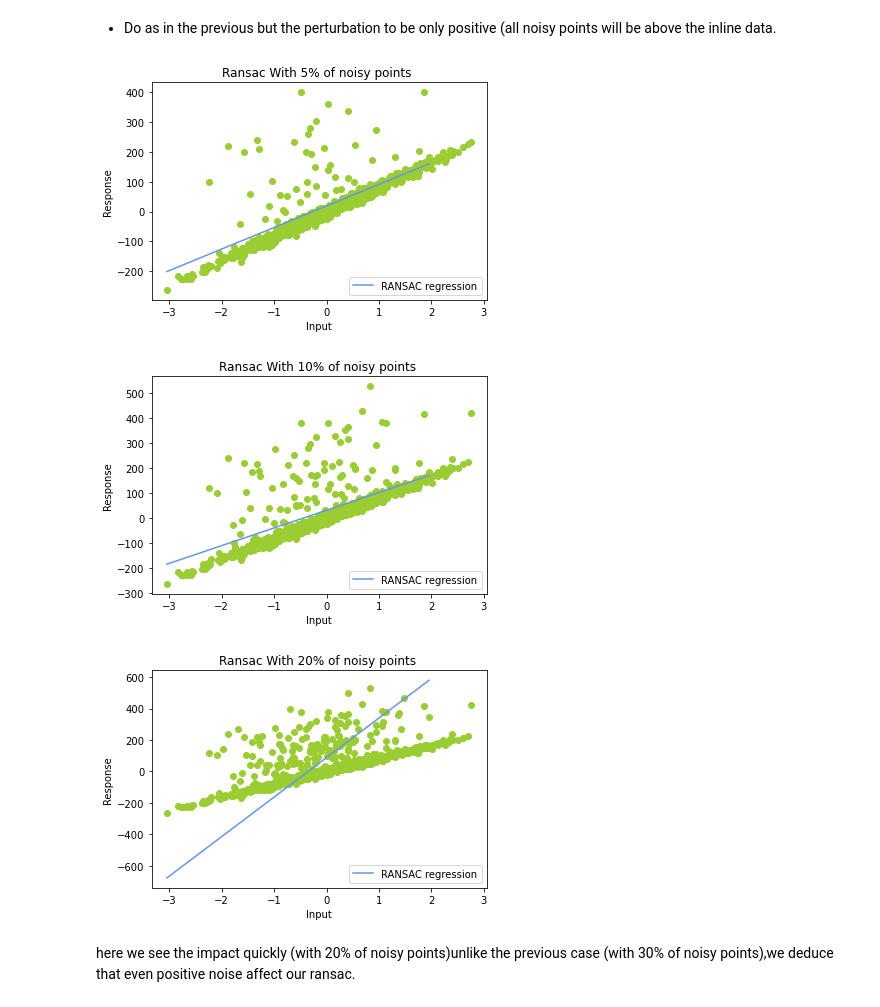
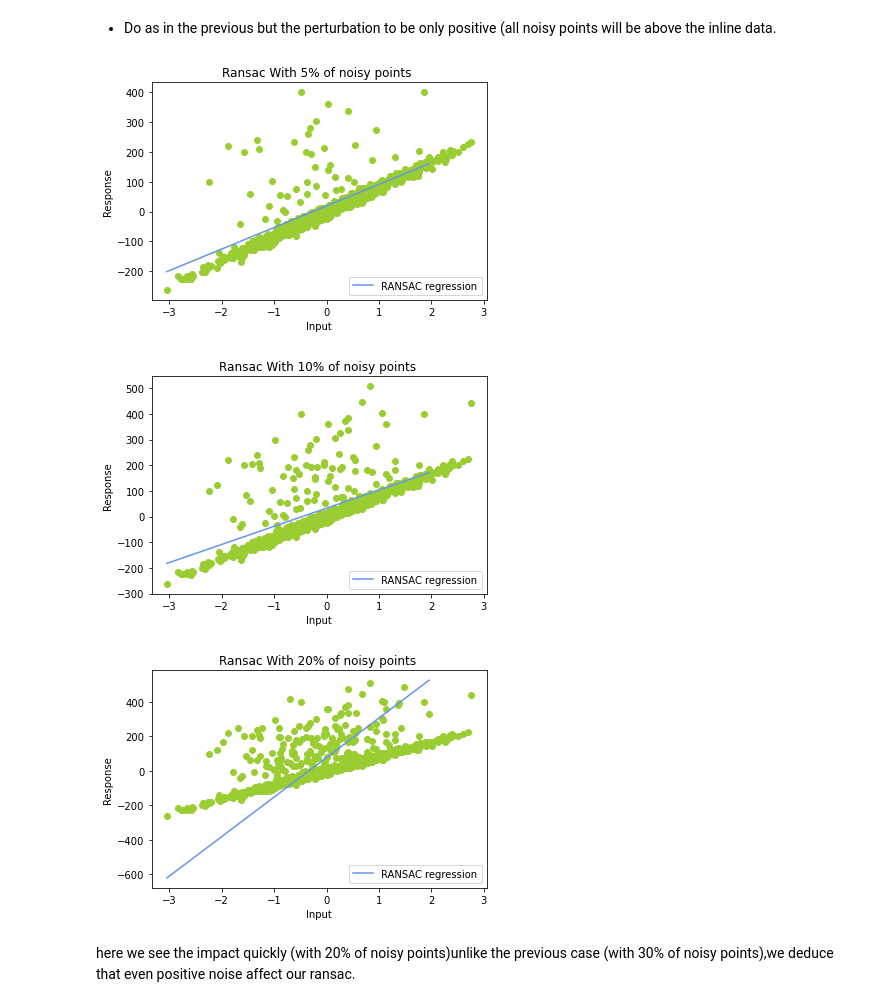
Before and after one commit to lougani-faouzi/DA, a Jupyter notebook: Assignments1.ipynb, the cells around one changed output. Cells and saved outputs as stored; diff of their text form; code cells hidden in the pictures.

```diff
--- a/Assignments1.ipynb
+++ b/Assignments1.ipynb
@@ -212,13 +215,15 @@ By analysing figures we can deduce that If the percentage of noisy points is low
 #define number of samples
 N_samples = 1000
 temp=N_samples * (5/100)
+scale=20
 #cast temp to get nb outiliers
 N_outliers = int(temp)
 X, y, coef = datasets.make_regression(n_samples=N_samples, n_features=1,n_informative=1, noise=10,coef=True, random_state=0)
 # Add outlier data
 np.random.seed(0)
 point_outlier= np.random.choice(X.shape[0],N_outliers,replace=False)
-y[point_outlier]= y[point_outlier] + 10 * np.absolute(np.random.normal(2,20,N_outliers))
+v=np.random.normal(2,20,N_outliers)
+y[point_outlier]= y[point_outlier] + 10 * np.absolute(v)
 # Predict data of ransac model
 ransac_model = ransac_version(X,y,300,X.shape[1]+1,stats.median_abs_deviation(X),X.shape[0]/2,reg)
 line_X = np.arange(X.min(),X.max())[:,np.newaxis]
@@ -242,7 +247,8 @@ X, y, coef = datasets.make_regression(n_samples=N_samples, n_features=1,n_inform
 # Add outlier data
 np.random.seed(0)
 point_outlier= np.random.choice(X.shape[0],N_outliers,replace=False)
-y[point_outlier]= y[point_outlier] + 10 * np.absolute(np.random.normal(0,20,N_outliers))
+v=np.random.normal(2,20,N_outliers)
+y[point_outlier]= y[point_outlier] +10*np.absolute(v)
 # Predict data of ransac model
 ransac_model = ransac_version(X,y,300,X.shape[1]+1,stats.median_abs_deviation(X),X.shape[0]/2,reg)
 line_X = np.arange(X.min(),X.max())[:,np.newaxis]
@@ -256,36 +262,37 @@ plt.legend(loc='lower right')
 plt.xlabel("Input")
 plt.ylabel("Response")
 
 
 #case 20%
 #define number of samples
 N_samples = 1000
 temp=N_samples * (20/100)
 #cast temp to get nb outiliers
 N_outliers = int(temp)
 X, y, coef = datasets.make_regression(n_samples=N_samples, n_features=1,n_informative=1, noise=10,coef=True, random_state=0)
 # Add outlier data
 np.random.seed(0)
 point_outlier= np.random.choice(X.shape[0],N_outliers,replace=False)
-y[point_outlier]= y[point_outlier] + 10 * np.absolute(np.random.normal(0,20,N_outliers))
+v=np.random.normal(2,20,N_outliers)
+y[point_outlier]= y[point_outlier] + 10 * np.absolute(v)
 # Predict data of ransac model
 ransac_model = ransac_version(X,y,300,X.shape[1]+1,stats.median_abs_deviation(X),X.shape[0]/2,reg)
 line_X = np.arange(X.min(),X.max())[:,np.newaxis]
 line_y = ransac_model.predict(line_X)
 #plot results
 plt.figure(3)
 plt.title("Ransac With 20% of noisy points ")
 plt.scatter(X, y, color="yellowgreen")
 plt.plot(line_X, line_y, color="cornflowerblue", label="RANSAC regression")
 plt.legend(loc='lower right')
 plt.xlabel("Input")
 plt.ylabel("Response")
 
 plt.show()
 # %% [output]
 [figure]
-[figure, old version]
+[figure, new version]
-[figure, old version]
+[figure, new version]
 # %% [markdown]
 
 here we see the impact quickly (with 20% of noisy points)unlike the previous case (with 30% of noisy points),we deduce that even positive noise affect our ransac.
```
Also changed, not shown: parts of 11 cells of this notebook.
